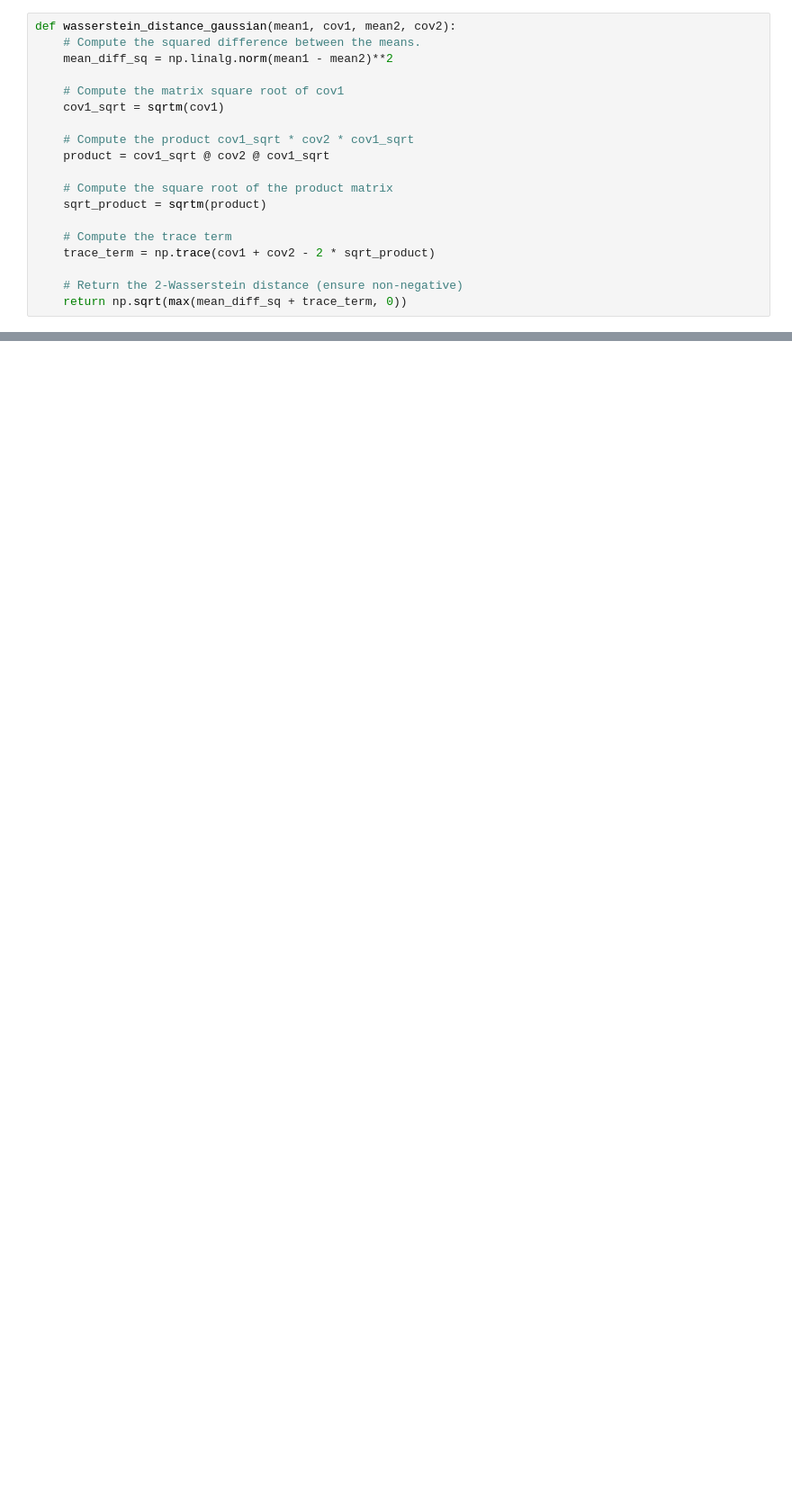
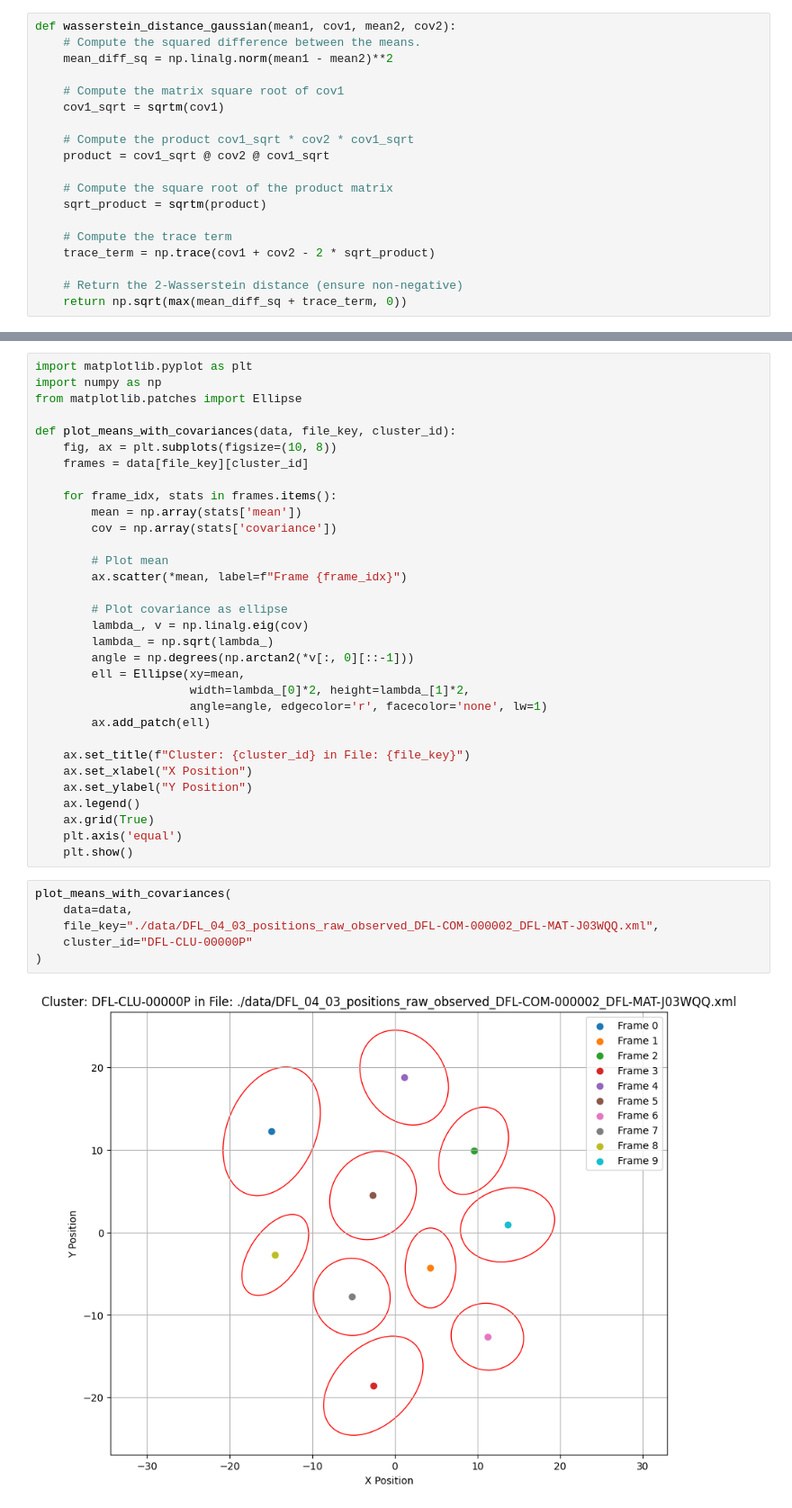
Before and after one commit to stebar14/formation-analysis, a Jupyter notebook: formation/data_wrnagling_4.ipynb, the cells around one changed output, grey strips where cells are left out. Shown at 90% size. Cells and saved outputs as stored; diff of their text form; blank space fills up the shorter version.

```diff
--- a/formation/data_wrnagling_4.ipynb
+++ b/formation/data_wrnagling_4.ipynb
@@ -417,0 +937,40 @@ Average Classification Report for NaiveBayes:
+# %%
+import matplotlib.pyplot as plt
+import numpy as np
+from matplotlib.patches import Ellipse
+
+def plot_means_with_covariances(data, file_key, cluster_id):
+    fig, ax = plt.subplots(figsize=(10, 8))
+    frames = data[file_key][cluster_id]
+
+    for frame_idx, stats in frames.items():
+        mean = np.array(stats['mean'])
+        cov = np.array(stats['covariance'])
+
+        # Plot mean
+        ax.scatter(*mean, label=f"Frame {frame_idx}")
+
+        # Plot covariance as ellipse
+        lambda_, v = np.linalg.eig(cov)
+        lambda_ = np.sqrt(lambda_)
+        angle = np.degrees(np.arctan2(*v[:, 0][::-1]))
+        ell = Ellipse(xy=mean,
+                      width=lambda_[0]*2, height=lambda_[1]*2,
+                      angle=angle, edgecolor='r', facecolor='none', lw=1)
+        ax.add_patch(ell)
+
+    ax.set_title(f"Cluster: {cluster_id} in File: {file_key}")
+    ax.set_xlabel("X Position")
+    ax.set_ylabel("Y Position")
+    ax.legend()
+    ax.grid(True)
+    plt.axis('equal')
+    plt.show()
+# %%
+plot_means_with_covariances(
+    data=data,
+    file_key="./data/DFL_04_03_positions_raw_observed_DFL-COM-000002_DFL-MAT-J03WQQ.xml",
+    cluster_id="DFL-CLU-00000P"
+)
+# %% [output]
+[figure, added]
```
Also changed, not shown: parts of 21 cells of this notebook, 1 other file.
